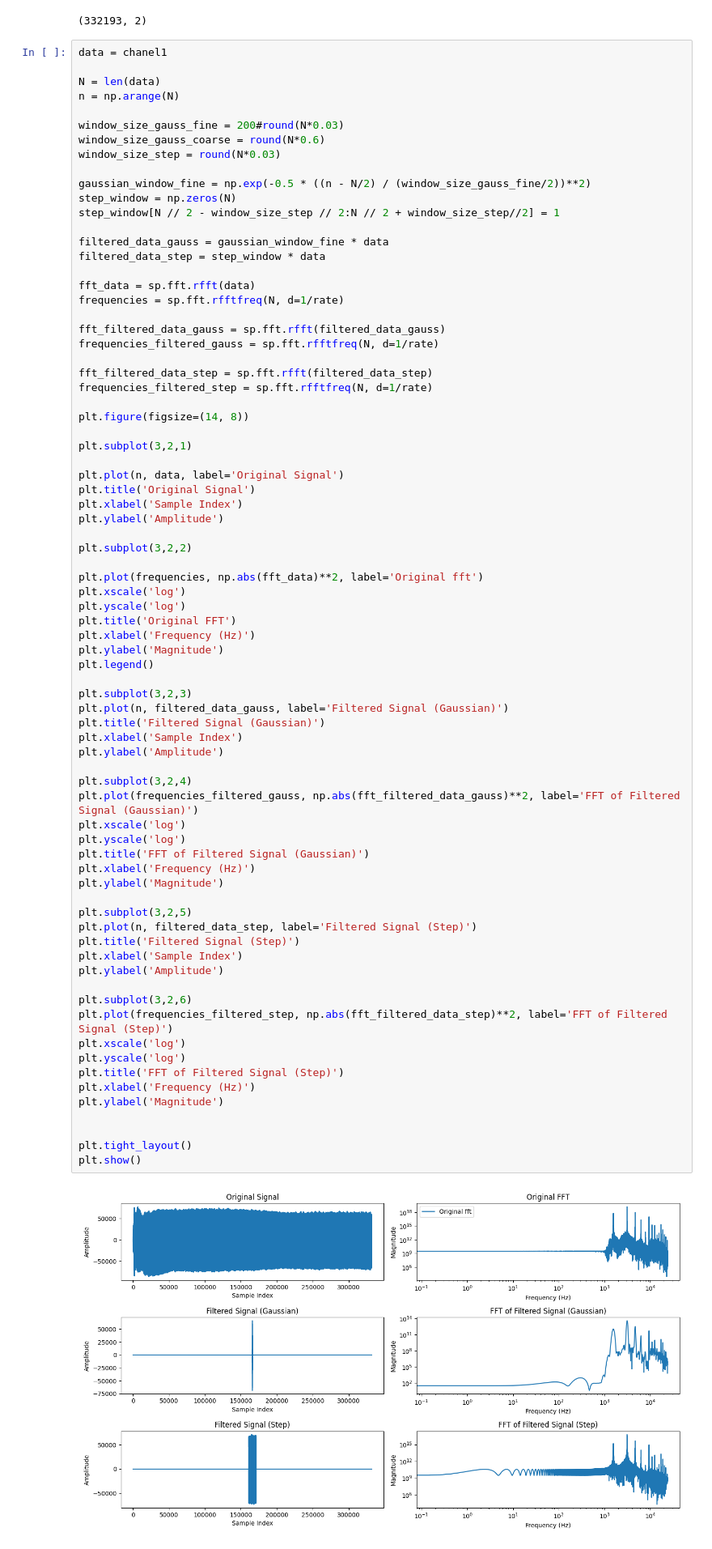
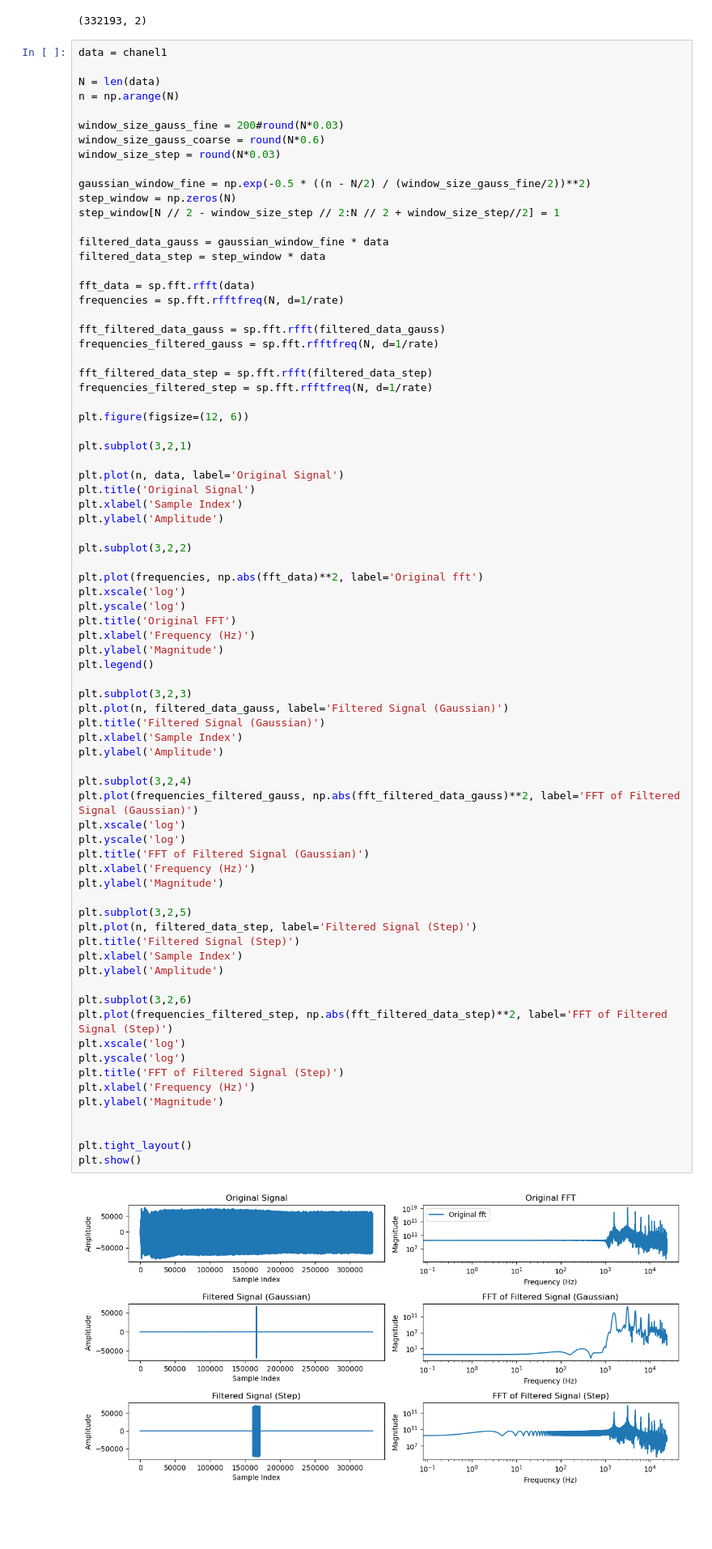
Before and after one commit to Lvetto/lmd_organo, a Jupyter notebook: Organ.ipynb, the cells around one changed output. Shown at 81% size. Drawn from its saved outputs; the diff is of its cells as text; blank space fills up the shorter version.

```diff
--- a/Organ.ipynb
+++ b/Organ.ipynb
@@ -40,7 +40,7 @@ frequencies_filtered_gauss = sp.fft.rfftfreq(N, d=1/rate)
 fft_filtered_data_step = sp.fft.rfft(filtered_data_step)
 frequencies_filtered_step = sp.fft.rfftfreq(N, d=1/rate)
 
-plt.figure(figsize=(14, 8))
+plt.figure(figsize=(12, 6))
 
 plt.subplot(3,2,1)
 
@@ -64,32 +64,32 @@ plt.plot(n, filtered_data_gauss, label='Filtered Signal (Gaussian)')
 plt.title('Filtered Signal (Gaussian)')
 plt.xlabel('Sample Index')
 plt.ylabel('Amplitude')
 
 plt.subplot(3,2,4)
 plt.plot(frequencies_filtered_gauss, np.abs(fft_filtered_data_gauss)**2, label='FFT of Filtered Signal (Gaussian)')
 plt.xscale('log')
 plt.yscale('log')
 plt.title('FFT of Filtered Signal (Gaussian)')
 plt.xlabel('Frequency (Hz)')
 plt.ylabel('Magnitude')
 
 plt.subplot(3,2,5)
 plt.plot(n, filtered_data_step, label='Filtered Signal (Step)')
 plt.title('Filtered Signal (Step)')
 plt.xlabel('Sample Index')
 plt.ylabel('Amplitude')
 
 plt.subplot(3,2,6)
 plt.plot(frequencies_filtered_step, np.abs(fft_filtered_data_step)**2, label='FFT of Filtered Signal (Step)')
 plt.xscale('log')
 plt.yscale('log')
 plt.title('FFT of Filtered Signal (Step)')
 plt.xlabel('Frequency (Hz)')
 plt.ylabel('Magnitude')
 
 
 plt.tight_layout()
 plt.show()
 # %% [output]
-[figure, old version]
+[figure, new version]
 # %%
```
Also changed, not shown: parts of 3 cells of this notebook.
